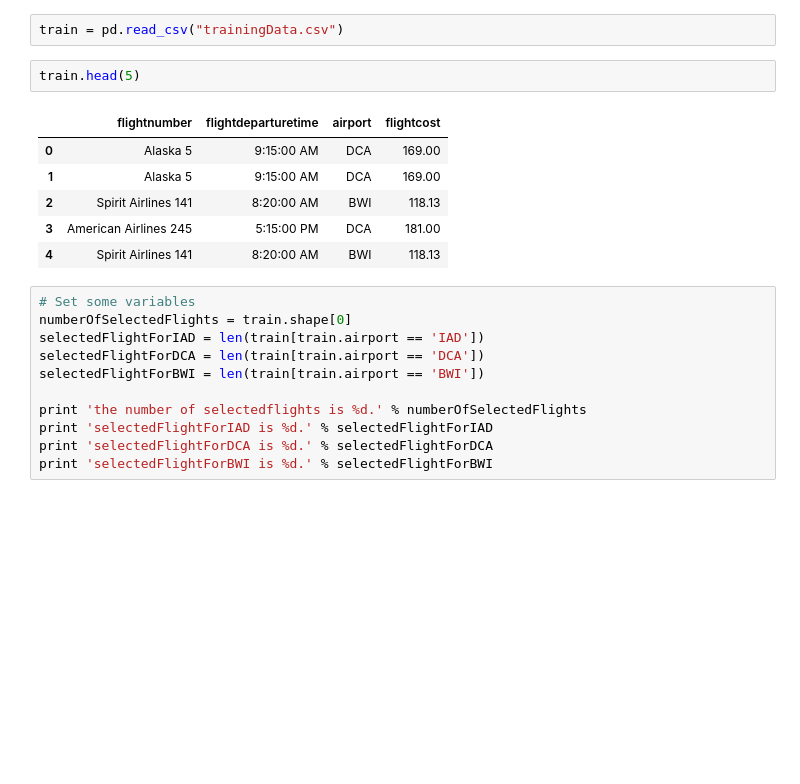
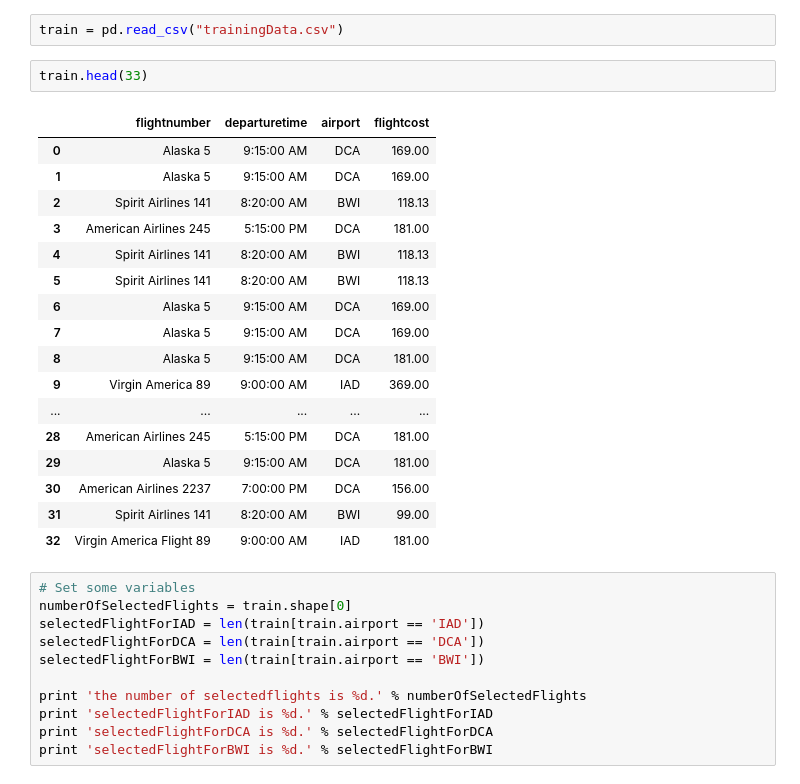
Before and after one commit to akatie/triptomizer, a Jupyter notebook: flightWithLowestCostFunction.ipynb, the cells around one changed output. Saved outputs shown, nothing was run; the diff lists cells and outputs as text; blank space fills up the shorter version.

```diff
--- a/flightWithLowestCostFunction.ipynb
+++ b/flightWithLowestCostFunction.ipynb
@@ -115,14 +115,25 @@ plt.show()
 # %%
 train = pd.read_csv("trainingData.csv")
 # %%
-train.head(5)
+train.head(33)
 # %% [output]
-|  | flightnumber | flightdeparturetime | airport | flightcost |
+|  | flightnumber | departuretime | airport | flightcost |
 | 0 | Alaska 5 | 9:15:00 AM | DCA | 169.00 |
 | 1 | Alaska 5 | 9:15:00 AM | DCA | 169.00 |
 | 2 | Spirit Airlines 141 | 8:20:00 AM | BWI | 118.13 |
 | 3 | American Airlines 245 | 5:15:00 PM | DCA | 181.00 |
 | 4 | Spirit Airlines 141 | 8:20:00 AM | BWI | 118.13 |
+| 5 | Spirit Airlines 141 | 8:20:00 AM | BWI | 118.13 |
+| 6 | Alaska 5 | 9:15:00 AM | DCA | 169.00 |
+| 7 | Alaska 5 | 9:15:00 AM | DCA | 169.00 |
+| 8 | Alaska 5 | 9:15:00 AM | DCA | 181.00 |
+| 9 | Virgin America 89 | 9:00:00 AM | IAD | 369.00 |
+| ... | ... | ... | ... | ... |
+| 28 | American Airlines 245 | 5:15:00 PM | DCA | 181.00 |
+| 29 | Alaska 5 | 9:15:00 AM | DCA | 181.00 |
+| 30 | American Airlines 2237 | 7:00:00 PM | DCA | 156.00 |
+| 31 | Spirit Airlines 141 | 8:20:00 AM | BWI | 99.00 |
+| 32 | Virgin America Flight 89 | 9:00:00 AM | IAD | 181.00 |
 # %%
 # Set some variables
 numberOfSelectedFlights = train.shape[0]
```
Also changed, not shown: parts of 2 cells of this notebook.
